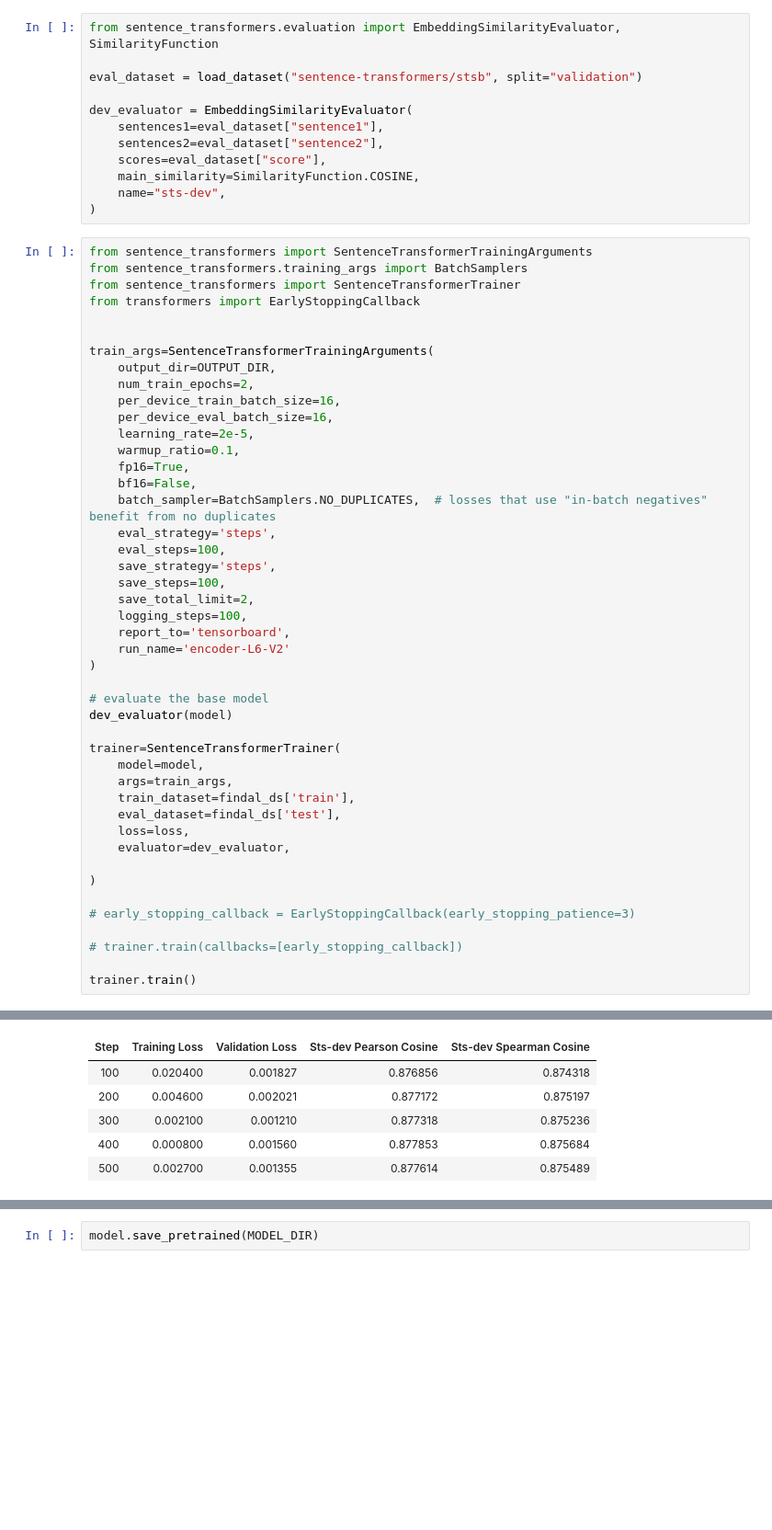
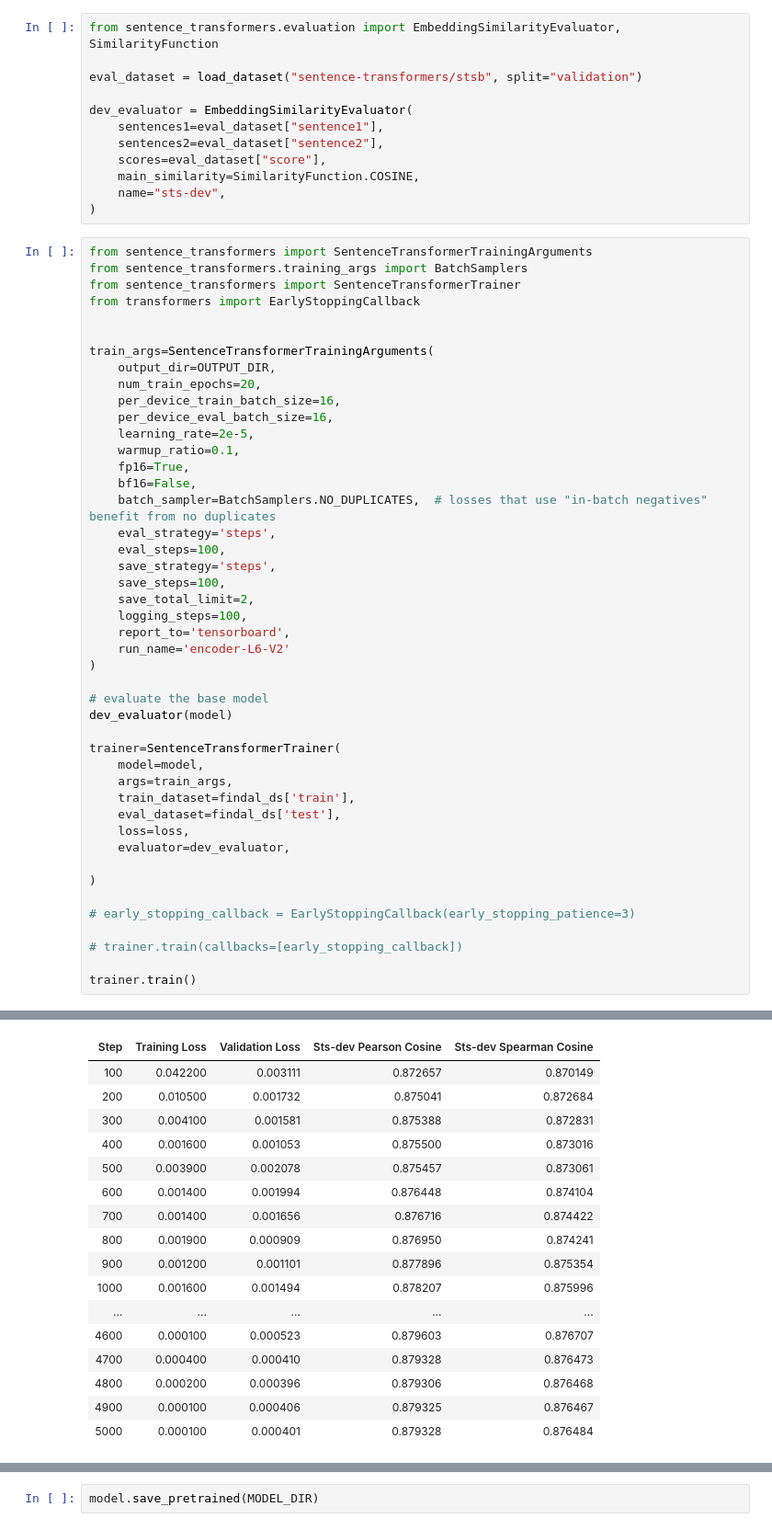
Before and after one commit to Aisuko/notebooks, a Jupyter notebook: nlp/sentence-similarity/fine-tuning-encoder-with-contrastive-learning.ipynb, the cells around one changed output, grey strips where cells are left out. Shown: that part at 92% size. Cells and saved outputs as stored; diff of their text form; blank space fills up the shorter version.

```diff
--- a/nlp/sentence-similarity/fine-tuning-encoder-with-contrastive-learning.ipynb
+++ b/nlp/sentence-similarity/fine-tuning-encoder-with-contrastive-learning.ipynb
@@ -130,7 +130,7 @@ from transformers import EarlyStoppingCallback
 
 train_args=SentenceTransformerTrainingArguments(
     output_dir=OUTPUT_DIR,
-    num_train_epochs=2,
+    num_train_epochs=20,
     per_device_train_batch_size=16,
     per_device_eval_batch_size=16,
     learning_rate=2e-5,
@@ -171,6 +171,17 @@ trainer.train()
 | Step | Training Loss | Validation Loss | Sts-dev Pearson Cosine | Sts-dev Spearman Cosine |
-| 100 | 0.020400 | 0.001827 | 0.876856 | 0.874318 |
-| 200 | 0.004600 | 0.002021 | 0.877172 | 0.875197 |
-| 300 | 0.002100 | 0.001210 | 0.877318 | 0.875236 |
-| 400 | 0.000800 | 0.001560 | 0.877853 | 0.875684 |
-| 500 | 0.002700 | 0.001355 | 0.877614 | 0.875489 |
+| 100 | 0.042200 | 0.003111 | 0.872657 | 0.870149 |
+| 200 | 0.010500 | 0.001732 | 0.875041 | 0.872684 |
+| 300 | 0.004100 | 0.001581 | 0.875388 | 0.872831 |
+| 400 | 0.001600 | 0.001053 | 0.875500 | 0.873016 |
+| 500 | 0.003900 | 0.002078 | 0.875457 | 0.873061 |
+| 600 | 0.001400 | 0.001994 | 0.876448 | 0.874104 |
+| 700 | 0.001400 | 0.001656 | 0.876716 | 0.874422 |
+| 800 | 0.001900 | 0.000909 | 0.876950 | 0.874241 |
+| 900 | 0.001200 | 0.001101 | 0.877896 | 0.875354 |
+| 1000 | 0.001600 | 0.001494 | 0.878207 | 0.875996 |
+| ... | ... | ... | ... | ... |
+| 4600 | 0.000100 | 0.000523 | 0.879603 | 0.876707 |
+| 4700 | 0.000400 | 0.000410 | 0.879328 | 0.876473 |
+| 4800 | 0.000200 | 0.000396 | 0.879306 | 0.876468 |
+| 4900 | 0.000100 | 0.000406 | 0.879325 | 0.876467 |
+| 5000 | 0.000100 | 0.000401 | 0.879328 | 0.876484 |
```
Also changed, not shown: parts of 5 cells of this notebook.
